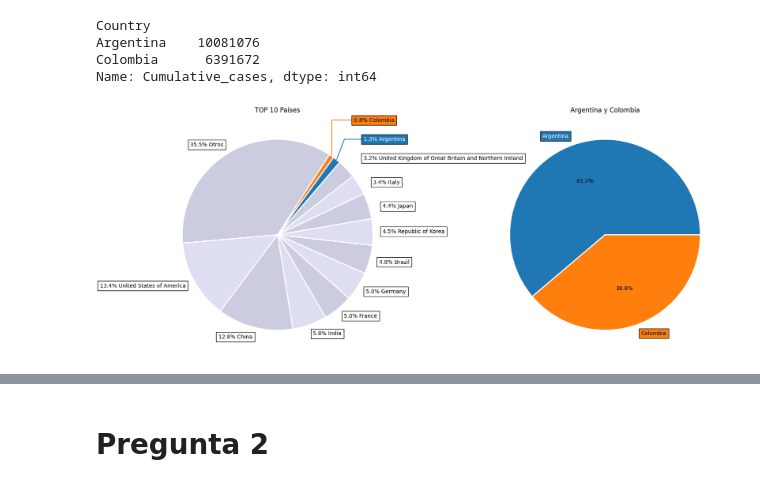
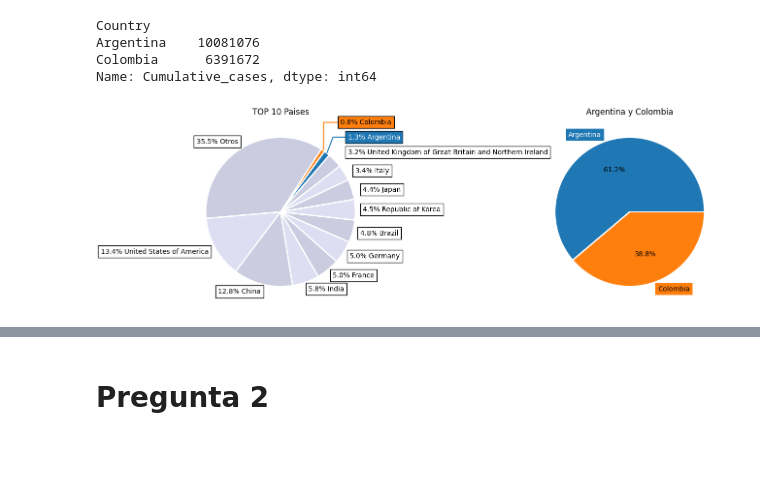
Before and after one commit to pabloing93/covid19-analysis, a Jupyter notebook: COVID19_Analysis.ipynb, the cells around one changed output, grey strips where cells are left out. Saved outputs shown, nothing was run; the diff lists cells and outputs as text; code cells hidden in the pictures; blank space fills up the shorter version.

Commit message:
Updating plots

```diff
--- a/COVID19_Analysis.ipynb
+++ b/COVID19_Analysis.ipynb
@@ -548,3 +550,7 @@ India                        45023751
 France                       38997490
 Germany                      38437756
 Name: Cumulative_cases, dtype: int64
+# %%
+top_5_paises_col_arg = top_5_paises.copy()
+top_5_paises_col_arg['Argentina'] = np.sum(ARG)
+top_5_paises_col_arg['Colombia'] = np.sum(COL)
@@ -550,0 +569,10 @@ Name: Cumulative_cases, dtype: int64
+# %%
+col_arg_cases_line = top_5_paises_col_arg.copy()
+
+not_col_arg = []
+for country, cases in top_5_paises_col_arg.items():
+  if (country not in['Argentina', 'Colombia']):
+    not_col_arg.append(country)
+
+col_arg_cases_line = col_arg_cases_line.drop(not_col_arg)
+col_arg_cases_line
@@ -591,7 +643,7 @@ Colombia      6391672
 Name: Cumulative_cases, dtype: int64
 # %%
 # Gráfico de Donuts
-fig, axs = plt.subplots(1, 2, figsize=(20, 8))
+fig, axs = plt.subplots(1, 2, figsize=(17, 5))
 
 #wedges son las líneas de los contornos del gráfico
 #texts almacena los labels "Argentina" "Colombia"
@@ -642,34 +694,33 @@ uk.set_position((0.9, 0.8))
 # #Ajustamos la posición de Italy
 italy.set_position((1, 0.55))
 
 # #Ajustamos la posicion de japan
 japan.set_position((1.1, 0.3))
 
 #Ocultamos los % del pieplot
 for pct in autotexts:
   pct.set_text('')
 
 
 #Plot 2
 axs[1].set_title('Argentina y Colombia')
 wedges, texts, autotexts = axs[1].pie(
   col_arg_cases,
   labels=col_arg_cases.index,
   autopct='%1.1f%%',
   wedgeprops={
     "edgecolor": "white",
     "linewidth": 2,
   }
 )
 
 argentina = texts[0]
-argentina.set_bbox(dict(facecolor='#1F77B4', alpha=1))
+argentina.set_bbox(dict(facecolor='#1F77B4', alpha=1, edgecolor="none"))
 argentina.set_color('white')
 
 colombia = texts[1]
-colombia.set_bbox(dict(facecolor='#FF7F0E', alpha=1))
-
+colombia.set_bbox(dict(facecolor='#FF7F0E', alpha=1, edgecolor="none"))
 
 plt.show()
 # %% [output]
-[figure, old version]
+[figure, new version]
```
Also changed, not shown: parts of 14 cells of this notebook.
